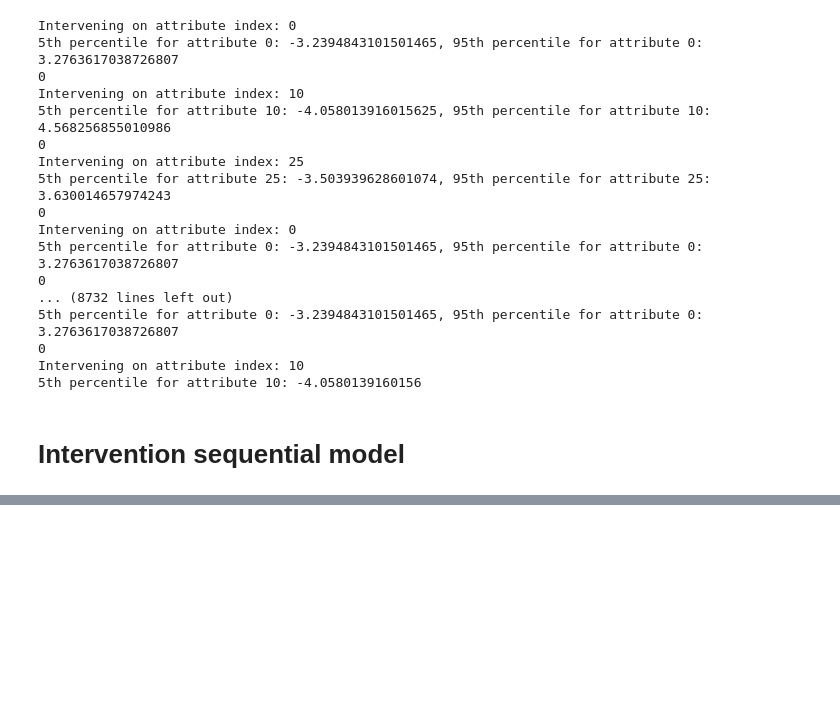
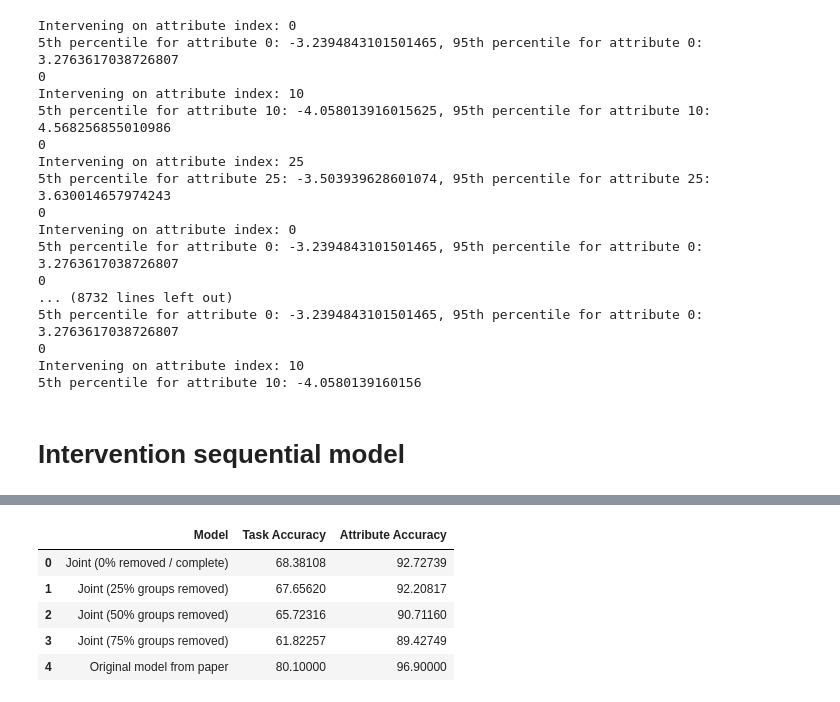
Before and after one commit to stephenmarcou/CBM_Implementation, a Jupyter notebook: test.ipynb, the cells around one changed output, grey strips where cells are left out. Saved outputs shown, nothing was run; the diff lists cells and outputs as text; code cells hidden in the pictures; blank space fills up the shorter version.

```diff
--- a/test.ipynb
+++ b/test.ipynb
@@ -1278,14 +1212,0 @@ New attribute indices mapping: {25: 0, 26: 1, 27: 2, 28: 3, 29: 4, 30: 5, 31: 6,
-# %%
-import re
-with open("Data/class_attr_data_10_incomplete_0.5/info.txt", "r") as f:
-    lines = f.readlines()
-
-
-
-
-    pairs = re.findall(r"(\d+):\s*(\d+)", lines[-1])
-
-    old_idx_to_new_idx = {int(k): int(v) for k, v in pairs}
-
-    print(old_idx_to_new_idx)
-    print(old_idx_to_new_idx[31])
@@ -1294,0 +1355,61 @@ with open("Data/class_attr_data_10_incomplete_0.5/info.txt", "r") as f:
+# %%
+import pandas as pd
+
+inference_dir = "inference/outputs/"
+files = ["joint_model_attr_weight_0.01_200_weight_sigmoid.txt",
+        "joint_model_attr_weight_0.01_200_weight_sigmoid_incomplete_0.25.txt",
+         "joint_model_attr_weight_0.01_200_weight_sigmoid_incomplete_0.5.txt",
+         "joint_model_attr_weight_0.01_200_weight_sigmoid_incomplete_0.75.txt"
+         ]
+model_names = [
+    "Joint (0% removed / complete)",
+    "Joint (25% groups removed)",
+    "Joint (50% groups removed)",
+    "Joint (75% groups removed)"
+]
+
+def extract_info_from_file(file_path):
+    with open(file_path, "r") as f:
+        lines = f.readlines()
+        task_accuracy_line = lines[1]
+        attribute_accuracy_line = lines[4]
+        task_accuracy = float(task_accuracy_line.strip().split(": ")[1])
+        attribute_accuracy = float(attribute_accuracy_line.strip().split(": ")[1])
+        return task_accuracy, attribute_accuracy
+
+attr_accuracies = {}
+task_accuracies = {}
+attr_errors = {}
+task_errors = {}
+
+for i in range(len(files)):
+    file_path = inference_dir + files[i]
+    task_acc, attr_acc = extract_info_from_file(file_path)
+    task_accuracies[model_names[i]] = task_acc
+    attr_accuracies[model_names[i]] = attr_acc
+    attr_errors[model_names[i]] = (100 - attr_acc)/100
+    task_errors[model_names[i]] = (100 - task_acc)/100
+
+
+
+df = pd.DataFrame({
+    "Model": model_names,
+    "Task Accuracy": [task_accuracies[name] for name in model_names],
+    "Attribute Accuracy": [attr_accuracies[name] for name in model_names],
+    "Task Error": [task_errors[name] for name in model_names],
+    "Attribute Error": [attr_errors[name] for name in model_names]
+})
+
+paper_metrics = {"Model": "Original model from paper", "Task Error": 0.199, "Attribute Error": 0.031,
+                 "Task Accuracy": (1-0.199)*100, "Attribute Accuracy": (1-0.031)*100}
+
+df.loc[len(df)] = paper_metrics
+df_sliced = df[["Model", "Task Accuracy", "Attribute Accuracy"]]
+df_sliced.head()
+# %% [output]
+|  | Model | Task Accuracy | Attribute Accuracy |
+| 0 | Joint (0% removed / complete) | 68.38108 | 92.72739 |
+| 1 | Joint (25% groups removed) | 67.65620 | 92.20817 |
+| 2 | Joint (50% groups removed) | 65.72316 | 90.71160 |
+| 3 | Joint (75% groups removed) | 61.82257 | 89.42749 |
+| 4 | Original model from paper | 80.10000 | 96.90000 |
```
Also changed, not shown: parts of 7 cells of this notebook, 4 other files.
